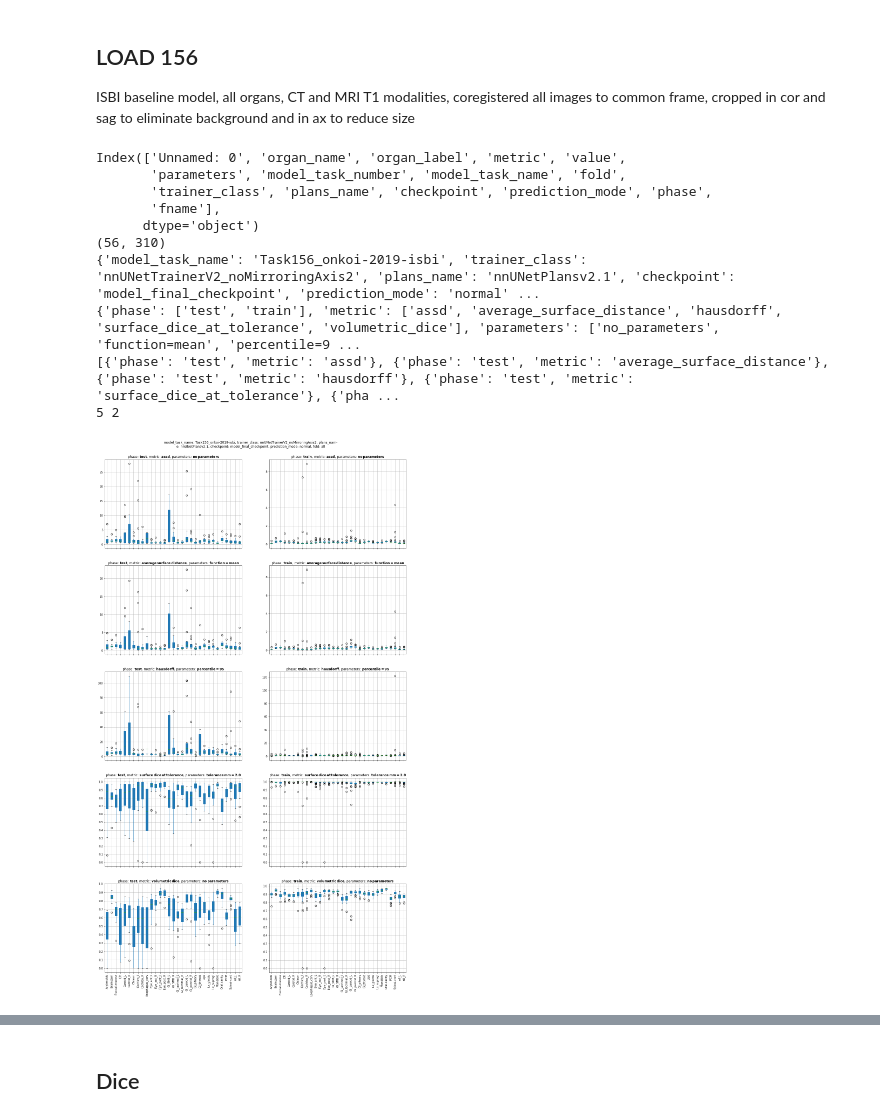
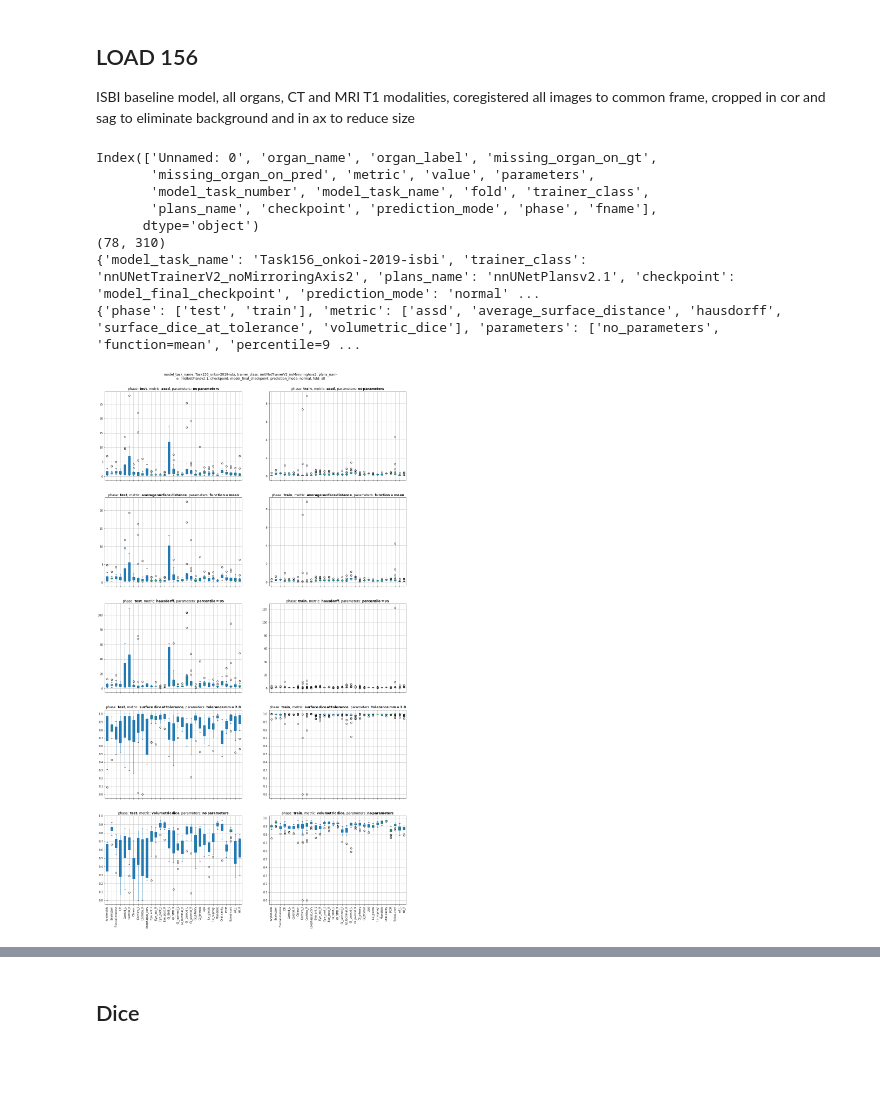
Before and after one commit to gasperpodobnik/nnUNet, a Jupyter notebook: nnunet/results/ISBI_plots.ipynb, the cells around one changed output, grey strips where cells are left out. Saved outputs shown, nothing was run; the diff lists cells and outputs as text; code cells hidden in the pictures; blank space fills up the shorter version.

```diff
--- a/nnunet/results/ISBI_plots.ipynb
+++ b/nnunet/results/ISBI_plots.ipynb
@@ -46,7 +44,7 @@ def drop_recurring_columns(df):
     df.columns = df.columns.droplevel(list(names_to_be_dropped.keys()))
     return df, names_to_be_dropped, names_to_stay
 
-def plot_boxplots(df: pd.DataFrame, selection: Union[dict, list], xlabel_col_name='organ_name'):
+def plot_boxplots(df: pd.DataFrame, selection: Union[dict, list], xlabel_col_name='organ_name', exclude_missing_gt=True):
     if isinstance(selection, list):
         assert all([isinstance(i, dict) for i in selection]), "'selection' must either be dict or list of dicts"
         num_plots = len(selection)
@@ -67,15 +65,14 @@ def plot_boxplots(df: pd.DataFrame, selection: Union[dict, list], xlabel_col_nam
     split_length = 100
     suptitle = '-\n'.join([suptitle[i:i+split_length] for i in range(0, len(suptitle), split_length)])
 
-    print(nrows, ncols)
-
-
     fig, axes = plt.subplots(nrows=nrows, ncols=ncols, figsize=(10*ncols, 6*nrows+2), sharex=False, squeeze=False)
     fig.subplots_adjust(top=0.95)
     xlabels = df.columns.get_level_values(xlabel_col_name).unique().values.tolist()
     for _dict, ax in zip(selection, axes.flatten(order='F')):
 
         _df = df.xs(list(_dict.values()), level=list(_dict.keys()), axis=1)
+        if exclude_missing_gt:
+            _df = exclude_missing_gt_cases_from_df(_df)
         _df, _dropped, _ = drop_recurring_columns(_df)
         _df.boxplot(ax=ax, **dict(patch_artist=True))
 
@@ -96,17 +93,21 @@ def plot_boxplots(df: pd.DataFrame, selection: Union[dict, list], xlabel_col_nam
 
     fig.suptitle(suptitle, y=0.98)
 
-def compute_mean_std_table(df_pivot):
+def compute_mean_std_table(df_pivot, exclude_missing_gt=True):
+    df_pivot = exclude_missing_gt_cases_from_df(df_pivot)
     df_pivot_cleaned, _, _ = drop_recurring_columns(df_pivot)
     df_t = df_pivot_cleaned.transpose()
     # df_t
     # df_t.xs('Arytenoids', level='organ_name')
-    df_t['mean +/-, std'] = df_t.mean(axis=1).round(2).astype(str) + ' +/- ' + df_t.std(axis=1).round(2).astype(str)
+    new_col_name = 'mean +/-, std; N=num'
+    df_t[new_col_name] = df_t.mean(axis=1).round(3).astype(str) + ' +/- ' + df_t.std(axis=1).round(3).astype(str) + '; N=' + df_t.notna().sum(axis=1).astype(str)
     df_t = df_t.drop(df_t.columns[:-2], axis=1).reset_index()
-    df_t = df_t.pivot(index='organ_name', columns=['metric', 'phase'], values='mean +/-, std')
+    df_t = df_t.pivot(index='organ_name', columns=['metric', 'phase'], values=new_col_name)
     return df_t.sort_index(axis=1)
 
-pivot_nnunet_results_df = lambda in_df: pd.pivot_table(in_df, values='value', index=['fname'], columns=['model_task_name', 'trainer_class', 'plans_name', 'checkpoint', 'prediction_mode', 'fold', 'phase', 'metric', 'parameters', 'organ_name'])
+split_text = lambda text, split_length = 100: '-\n'.join([text[i:i+split_length] for i in range(0, len(text), split_length)])
+exclude_missing_gt_cases_from_df = lambda df: df.xs(0, level='missing_organ_on_gt')
+pivot_nnunet_results_df = lambda in_df: pd.pivot_table(in_df, values='value', index=['fname', 'missing_organ_on_gt', 'missing_organ_on_pred'], columns=['model_task_name', 'trainer_class', 'plans_name', 'checkpoint', 'prediction_mode', 'fold', 'phase', 'metric', 'parameters', 'organ_name'])
 replace_underscore = lambda s, r='\,': s.replace('_', r)
 # %% [markdown]
 # ISBI plots
@@ -242,35 +243,36 @@ ISBI baseline model, all organs, CT and MRI T1 modalities, coregistered all imag
 # %%
 dataset = "Task156_onkoi-2019-isbi"
 # stat_test = 'Mann-Whitney'
 df = read_csv(dataset)
 print(df.columns)
 # df
+
+
 df_pivot = pivot_nnunet_results_df(df)
 print(df_pivot.shape)
 # df_pivot
 
 df_pivot.columns.names
 df_pivot_cleaned, dropped_names, names_to_stay = drop_recurring_columns(df_pivot)
 print(dropped_names)
 print(names_to_stay)
+df_pivot_cleaned.xs('onkoi-2019-isbi_056', level='fname').xs('hausdorff', level='metric', axis=1)
 
 plot_parameters = ('phase', 'metric')
 _tmp = {k: vals for k, vals in names_to_stay.items() if k in plot_parameters}
 combinations = [dict(zip(list(_tmp.keys()), combination)) for combination in itertools.product(*list(_tmp.values()))]
 combinations
 # print(combinations, len(combinations))
 plot_boxplots(df_pivot, combinations)
 plt.savefig('isbi_results.pdf')
 # %% [output]
-Index(['Unnamed: 0', 'organ_name', 'organ_label', 'metric', 'value',
-       'parameters', 'model_task_number', 'model_task_name', 'fold',
-       'trainer_class', 'plans_name', 'checkpoint', 'prediction_mode', 'phase',
-       'fname'],
+Index(['Unnamed: 0', 'organ_name', 'organ_label', 'missing_organ_on_gt',
+       'missing_organ_on_pred', 'metric', 'value', 'parameters',
+       'model_task_number', 'model_task_name', 'fold', 'trainer_class',
+       'plans_name', 'checkpoint', 'prediction_mode', 'phase', 'fname'],
       dtype='object')
-(56, 310)
+(78, 310)
 {'model_task_name': 'Task156_onkoi-2019-isbi', 'trainer_class': 'nnUNetTrainerV2_noMirroringAxis2', 'plans_name': 'nnUNetPlansv2.1', 'checkpoint': 'model_final_checkpoint', 'prediction_mode': 'normal' ...
 {'phase': ['test', 'train'], 'metric': ['assd', 'average_surface_distance', 'hausdorff', 'surface_dice_at_tolerance', 'volumetric_dice'], 'parameters': ['no_parameters', 'function=mean', 'percentile=9 ...
-[{'phase': 'test', 'metric': 'assd'}, {'phase': 'test', 'metric': 'average_surface_distance'}, {'phase': 'test', 'metric': 'hausdorff'}, {'phase': 'test', 'metric': 'surface_dice_at_tolerance'}, {'pha ...
-5 2
-[figure, old version]
+[figure, new version]
 # %%
```
Also changed, not shown: parts of 18 cells of this notebook, 3 other files.
